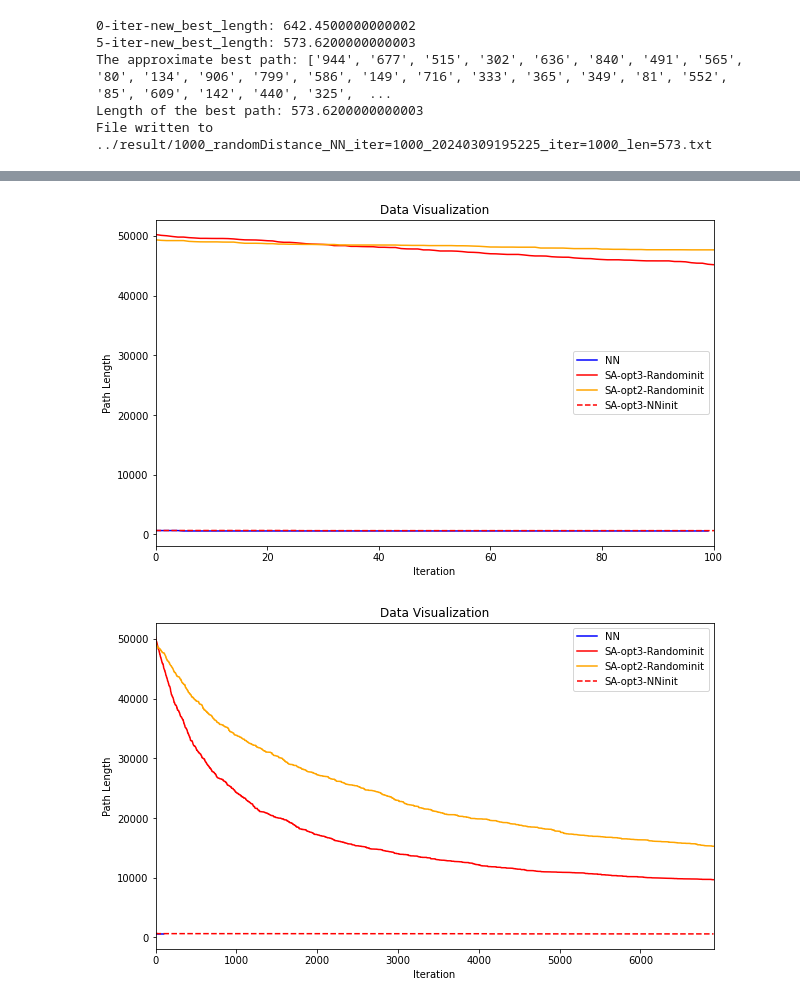
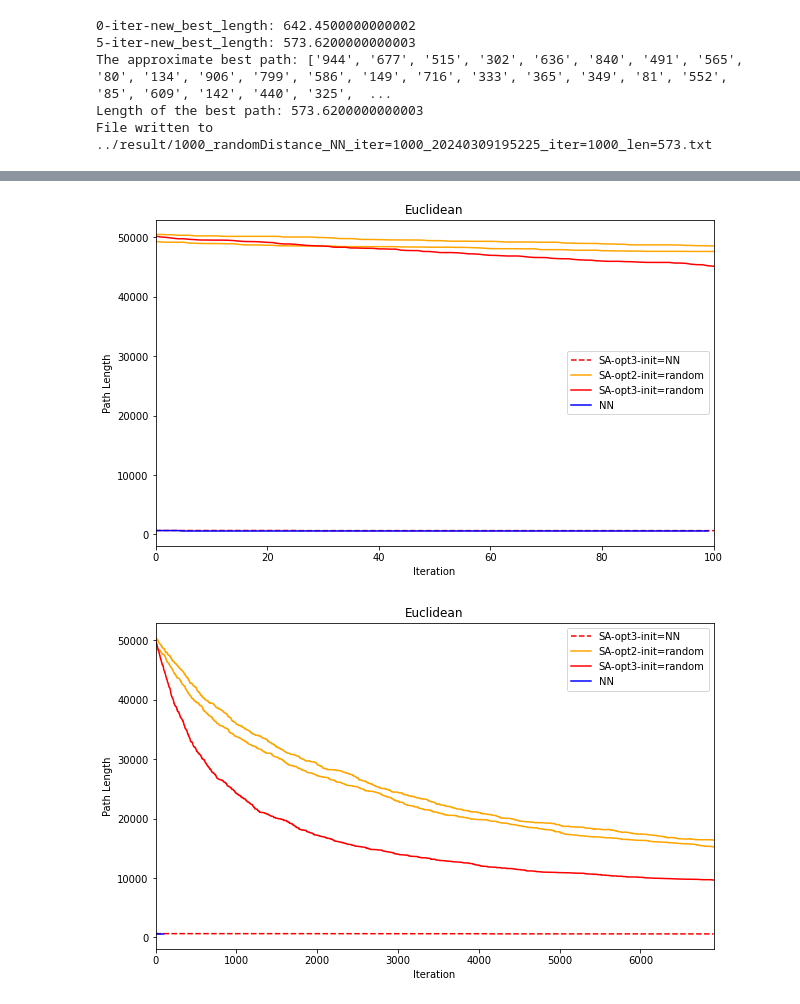
Before and after one commit to OamIcs/UCDavis-289Q-HW, a Jupyter notebook: code/Traveler.ipynb, the cells around one changed output, grey strips where cells are left out. Saved outputs shown, nothing was run; the diff lists cells and outputs as text; code cells hidden in the pictures.

```diff
--- a/code/Traveler.ipynb
+++ b/code/Traveler.ipynb
@@ -337,11 +336,11 @@ class DataPlotter:
 
         if 'init=NN' in base_name:
             linestyle = '--'
-            label+='-NNinit'
+            label+='-init=NN'
         else:
             linestyle = '-'
             if 'NN' not in base_name:
-                label+='-Randominit'
+                label+='-init=random'
 
         with open(file_path, 'r') as file:
             lines = file.readlines()
@@ -349,9 +348,9 @@ class DataPlotter:
 
         self.ax.plot(data, color=color, linestyle=linestyle, label=label, alpha=alpha)
 
-    def show(self, xlim=(), ylog=0, xlog=0):
+    def show(self, xlim=(), ylog=0, xlog=0, title="Data Visualization"):
 
-        self.ax.set_title("Data Visualization")
+        self.ax.set_title(title)
         self.ax.set_xlabel("Iteration")
         self.ax.set_ylabel("Path Length")
 
@@ -476,7 +474,0 @@ File written to ../result/1000_euclideanDistance_SA-opt2_it=1st=0.001cr=0.9999in
-# %%
-plotter = DataPlotter()
-log_files = [file for file in os.listdir(log_path) if os.path.isfile(os.path.join(log_path, file))]
-for log_file in log_files:
-    if 'euclidean' in log_file:
-        plotter.add_curve(log_path+log_file,alpha=(1,0.2,0.8))
-plotter.show()
@@ -580,22 +570,22 @@ File written to ../result/1000_randomDistance_SA-opt2_it=10st=0.001cr=0.99999ini
 # %%
 plotter = DataPlotter()
 log_files = [file for file in os.listdir(log_path) if os.path.isfile(os.path.join(log_path, file))]
 for log_file in log_files:
-    if 'randomDistance' in log_file:
+    if '_ra' in log_file:
         plotter.add_curve(log_path+log_file,alpha=(1,1,1))
-plotter.show(xlim=(0,100))
+plotter.show(xlim=(0,100),title='Euclidean')
 # %% [output]
-[figure, old version]
+[figure, new version]
 # %%
 plotter = DataPlotter()
 log_files = [file for file in os.listdir(log_path) if os.path.isfile(os.path.join(log_path, file))]
 for log_file in log_files:
-    if 'randomDistance' in log_file:
+    if '_ra' in log_file:
         plotter.add_curve(log_path+log_file,alpha=(1,1,1))
-plotter.show(xlim=(0,6905))
+plotter.show(xlim=(0,6905),title='Euclidean')
 plt.show()
 # %% [output]
-[figure, old version]
+[figure, new version]
 # %%
 plotter = DataPlotter()
 log_files = [file for file in os.listdir(log_path) if os.path.isfile(os.path.join(log_path, file))]
```
Also changed, not shown: parts of 13 cells of this notebook.
